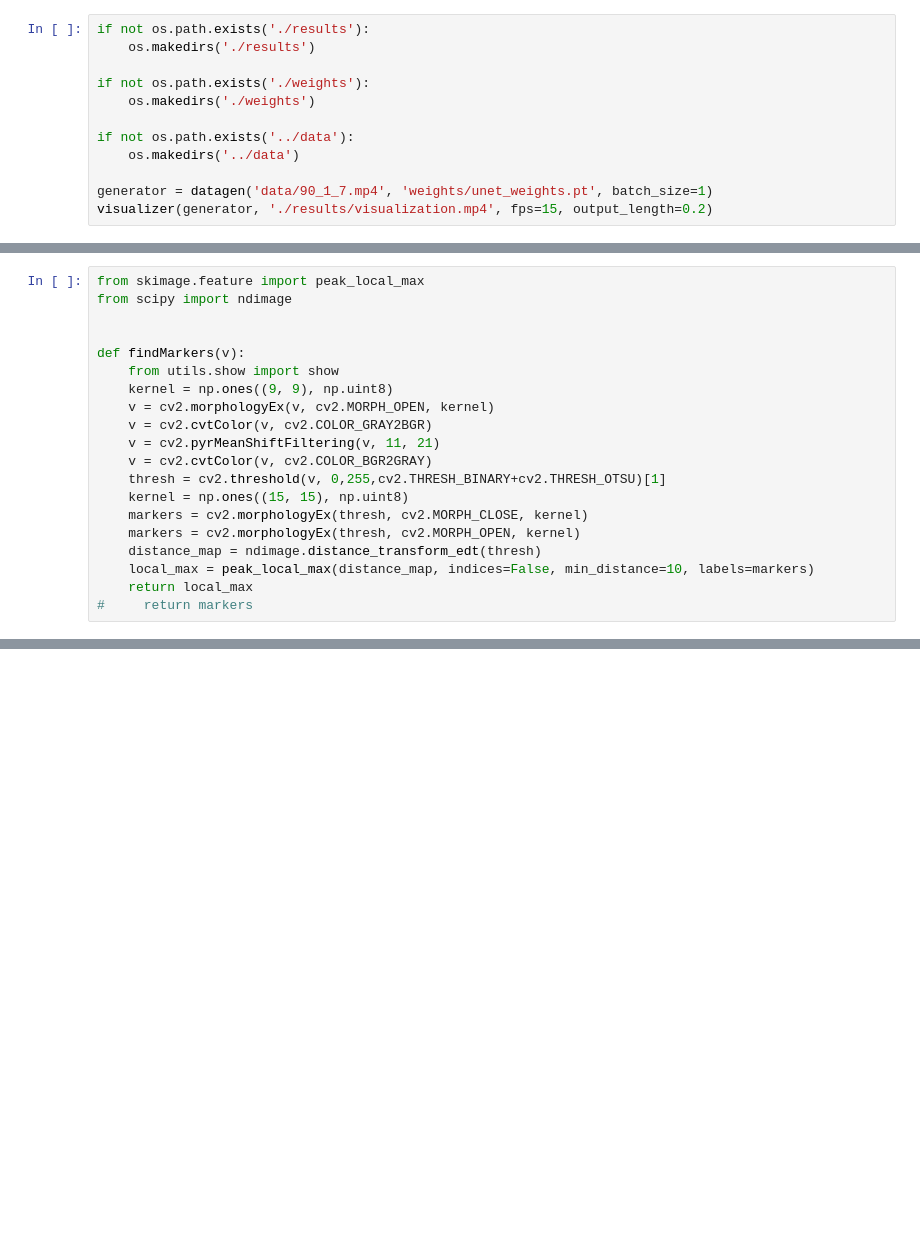
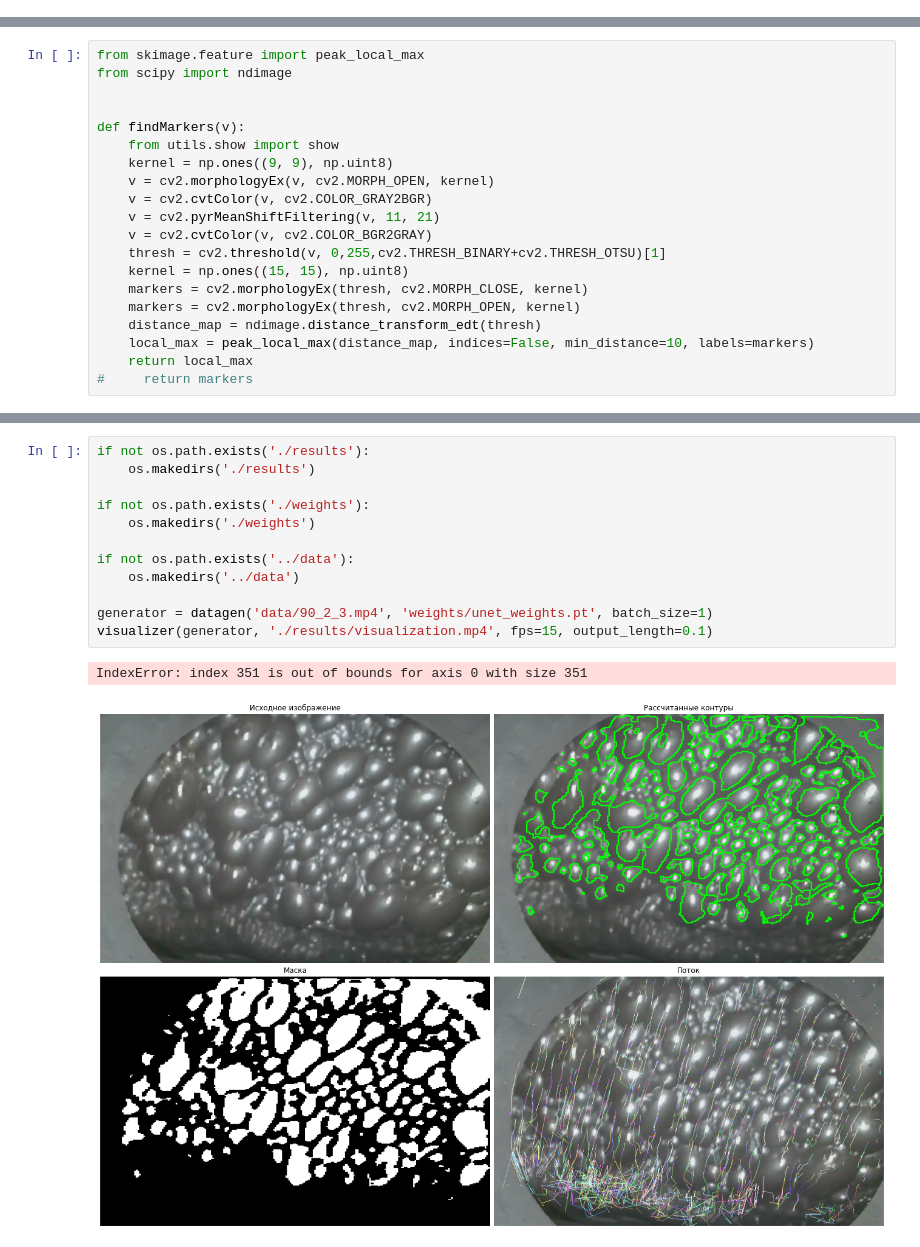
Before and after one commit to erikrause/FroathOpticalFlow, a Jupyter notebook: Pipeline.ipynb, the cells around one changed output, grey strips where cells are left out. Drawn from its saved outputs; the diff is of its cells as text; blank space fills up the shorter version.

```diff
--- a/Pipeline.ipynb
+++ b/Pipeline.ipynb
@@ -163,12 +0,0 @@ def visualizer(generator, savepath, output_length=0.5, fps=15, bitrate=1800):
-# %%
-if not os.path.exists('./results'):
-    os.makedirs('./results')
-
-if not os.path.exists('./weights'):
-    os.makedirs('./weights')
-
-if not os.path.exists('../data'):
-    os.makedirs('../data')
-
-generator = datagen('data/90_1_7.mp4', 'weights/unet_weights.pt', batch_size=1)
-visualizer(generator, './results/visualization.mp4', fps=15, output_length=0.2)
@@ -197,0 +181,15 @@ def findMarkers(v):
+# %%
+if not os.path.exists('./results'):
+    os.makedirs('./results')
+
+if not os.path.exists('./weights'):
+    os.makedirs('./weights')
+
+if not os.path.exists('../data'):
+    os.makedirs('../data')
+
+generator = datagen('data/90_2_3.mp4', 'weights/unet_weights.pt', batch_size=1)
+visualizer(generator, './results/visualization.mp4', fps=15, output_length=0.1)
+# %% [output]
+IndexError: index 351 is out of bounds for axis 0 with size 351
+[figure, added]
```
Also changed, not shown: parts of 3 cells of this notebook, 2 other files.
